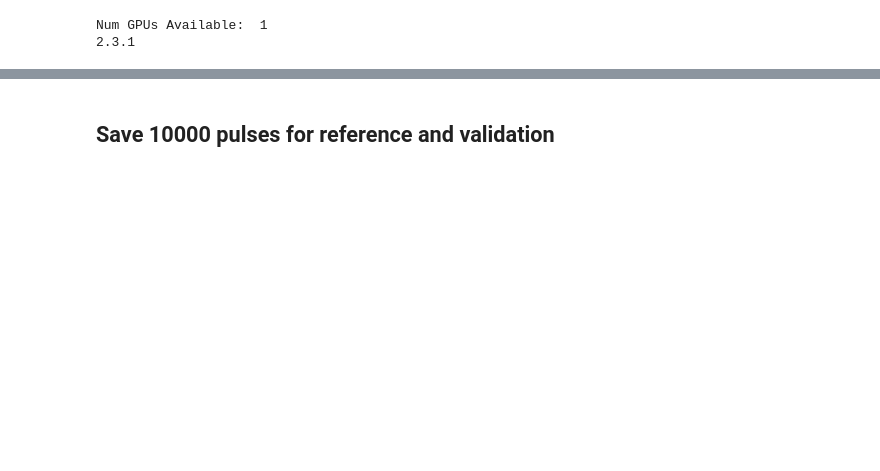
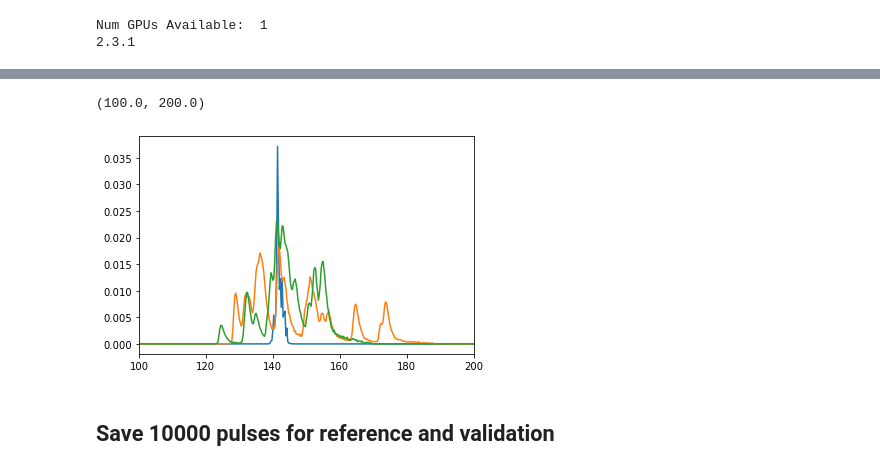
Before and after one commit to toelze/Trainer-laser-pulse-reconstruction, a Jupyter notebook: training from synthetic laser pulses.ipynb, the cells around one changed output, grey strips where cells are left out. Saved outputs shown, nothing was run; the diff lists cells and outputs as text; code cells hidden in the pictures; blank space fills up the shorter version.

```diff
--- a/training from synthetic laser pulses.ipynb
+++ b/training from synthetic laser pulses.ipynb
@@ -118,0 +381,7 @@ Num GPUs Available:  1
+# %%
+plt.plot(Raw_data.TOF_times,b1.get_all_tof()[0],Raw_data.TOF_times,b1.get_all_tof()[1],Raw_data.TOF_times,b1.get_all_tof()[2])
+plt.xlim([100,200])
+# plt.plot(1/1000*b1.get_raw_matrix()[1])
+# %% [output]
+(100.0, 200.0)
+[figure, added]
```
Also changed, not shown: parts of 75 cells of this notebook, 1 other file.
